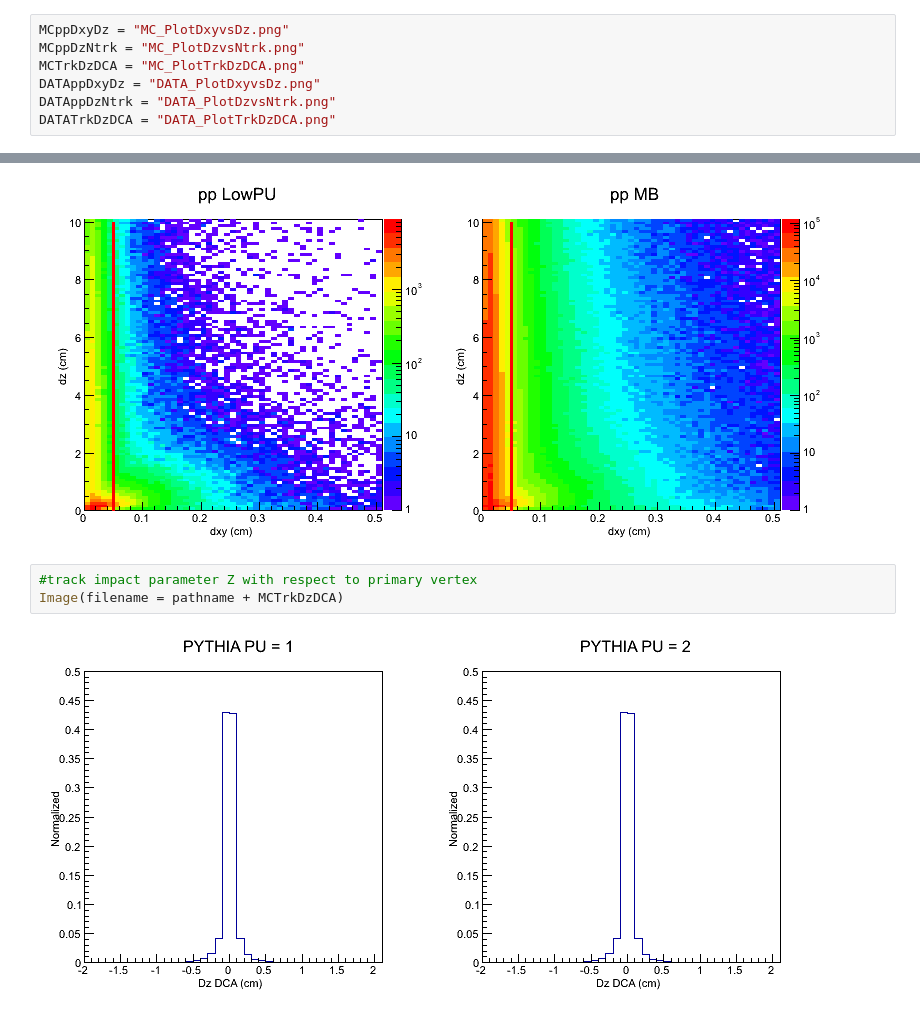
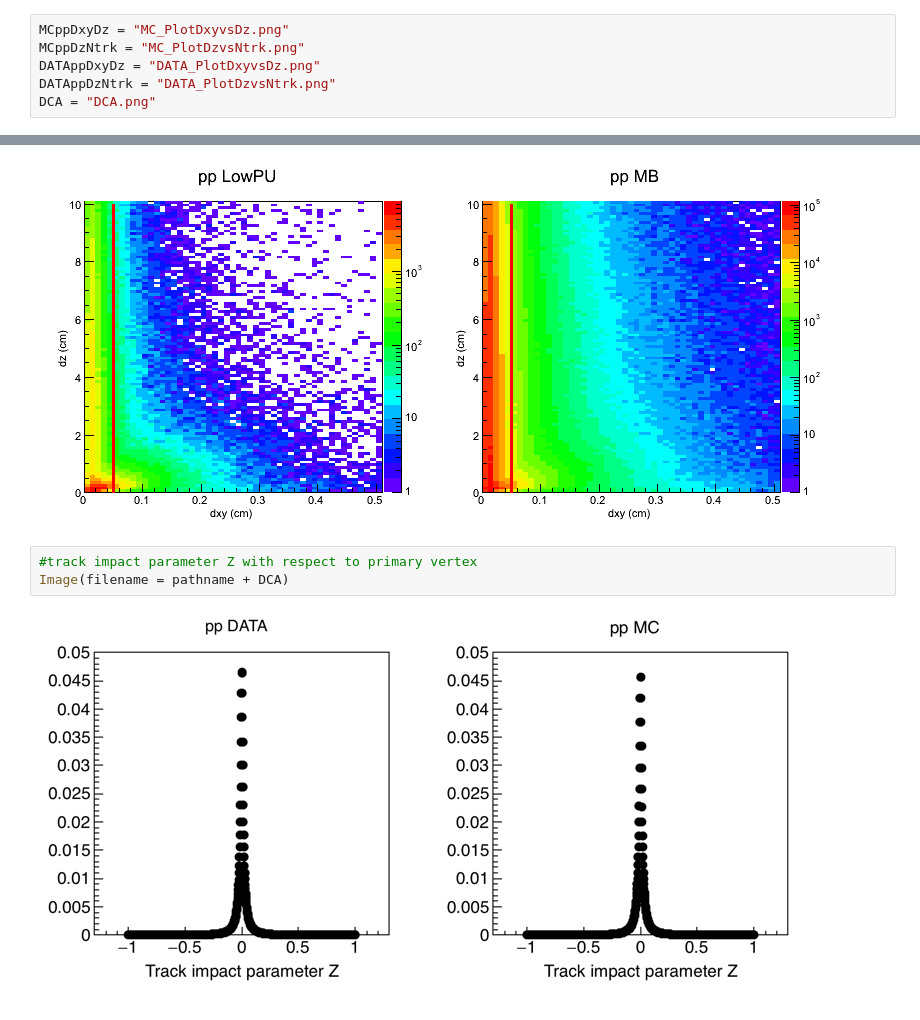
Before and after one commit to cmsHiTracking/TrackingCode, a Jupyter notebook: pileUpFilter/notebook/pileUpFilterMustRead.ipynb, the cells around one changed output, grey strips where cells are left out. Cells and saved outputs as stored; diff of their text form.

Commit message:
fix notebook plot

```diff
--- a/pileUpFilter/notebook/pileUpFilterMustRead.ipynb
+++ b/pileUpFilter/notebook/pileUpFilterMustRead.ipynb
@@ -120,10 +120,9 @@ The distribution below is to demonstrate what the cut values are and how the dis
 # %%
 MCppDxyDz = "MC_PlotDxyvsDz.png"
 MCppDzNtrk = "MC_PlotDzvsNtrk.png"
-MCTrkDzDCA = "MC_PlotTrkDzDCA.png"
 DATAppDxyDz = "DATA_PlotDxyvsDz.png"
 DATAppDzNtrk = "DATA_PlotDzvsNtrk.png"
-DATATrkDzDCA = "DATA_PlotTrkDzDCA.png"
+DCA = "DCA.png"
 # %%
 Image(filename = pathname + MCppDzNtrk )
 # %% [output]
@@ -222,6 +221,6 @@ Image(filename = pathname + DATAppDxyDz )
 [figure]
 # %%
 #track impact parameter Z with respect to primary vertex
-Image(filename = pathname + MCTrkDzDCA)
+Image(filename = pathname + DCA)
 # %% [output]
-[figure, old version]
+[figure, new version]
```
Also changed, not shown: parts of 1 cell of this notebook, 11 other files.
